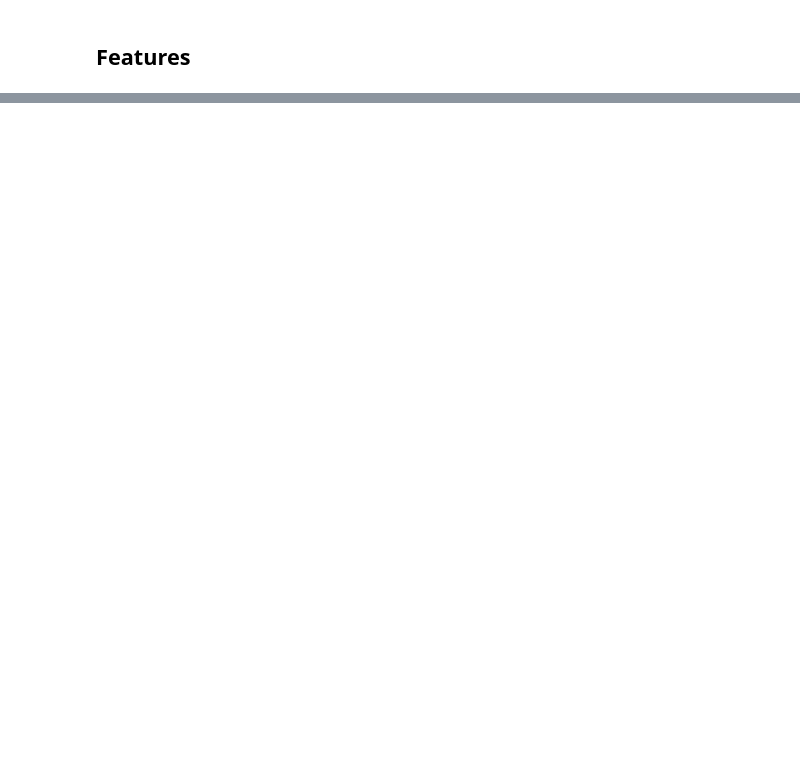
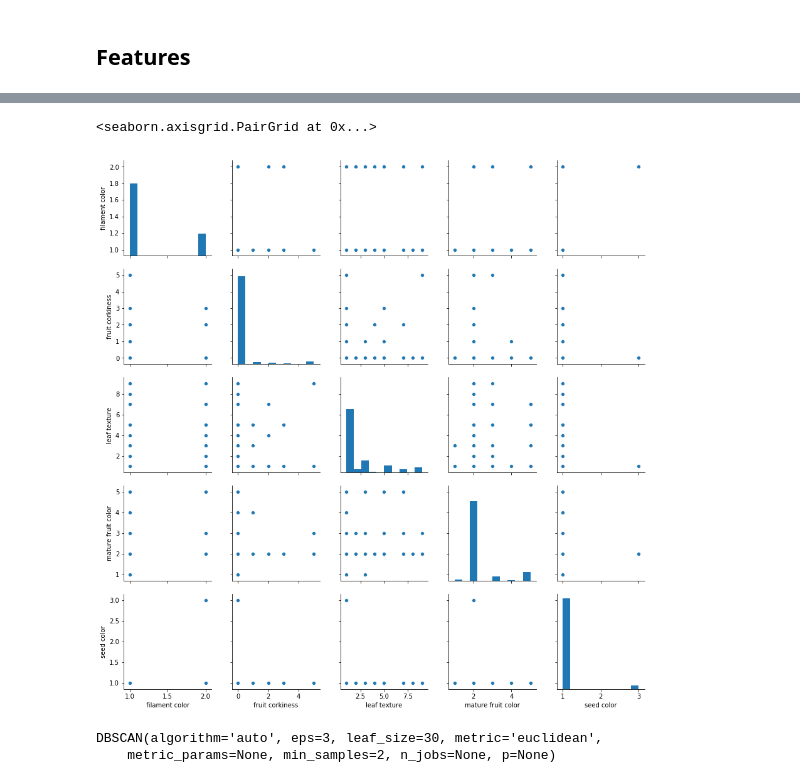
Before and after one commit to equant/LSSTCDSFPUSDANPGS, a Jupyter notebook: sandbox/explorations_by_nathan.ipynb, the cells around one changed output, grey strips where cells are left out. Cells and saved outputs as stored; diff of their text form; code cells hidden in the pictures; blank space fills up the shorter version.

```diff
--- a/sandbox/explorations_by_nathan.ipynb
+++ b/sandbox/explorations_by_nathan.ipynb
@@ -57,0 +85,9 @@ plt.show()
+# %%
+labeled_data = trimmed_df['latin_name']
+print(labeled_data.head())
+print()
+print("--- UNIQUE LABELS ---")
+print("\n".join(labeled_data.unique()))
+print()
+feature_data = trimmed_df.drop(['url', 'plant_id', 'latin_name'], axis=1)
+print(feature_data.head())
@@ -57,0 +112,19 @@ plt.show()
+# %%
+pp_data = feature_data.reset_index(drop=True).drop('id', 1)
+sns.pairplot(pp_data, hue=None, diag_kind='hist')
+# %% [output]
+<seaborn.axisgrid.PairGrid at 0x...>
+[figure, added]
+# %%
+from sklearn.cluster import DBSCAN
+import numpy as np
+X = np.array([[1, 2], [2, 2], [2, 3], [8, 7], [8, 8], [25, 80]])
+clustering = DBSCAN(eps=3, min_samples=2).fit(X)
+clustering.labels_
+np.array([ 1,  0,  0,  1,  1, -1])
+clustering
+DBSCAN(algorithm='auto', eps=3, leaf_size=30, metric='euclidean',
+    metric_params=None, min_samples=2, n_jobs=None, p=None)
+# %% [output]
+DBSCAN(algorithm='auto', eps=3, leaf_size=30, metric='euclidean',
+    metric_params=None, min_samples=2, n_jobs=None, p=None)
```
Also changed, not shown: parts of 11 cells of this notebook, 4 other files.
